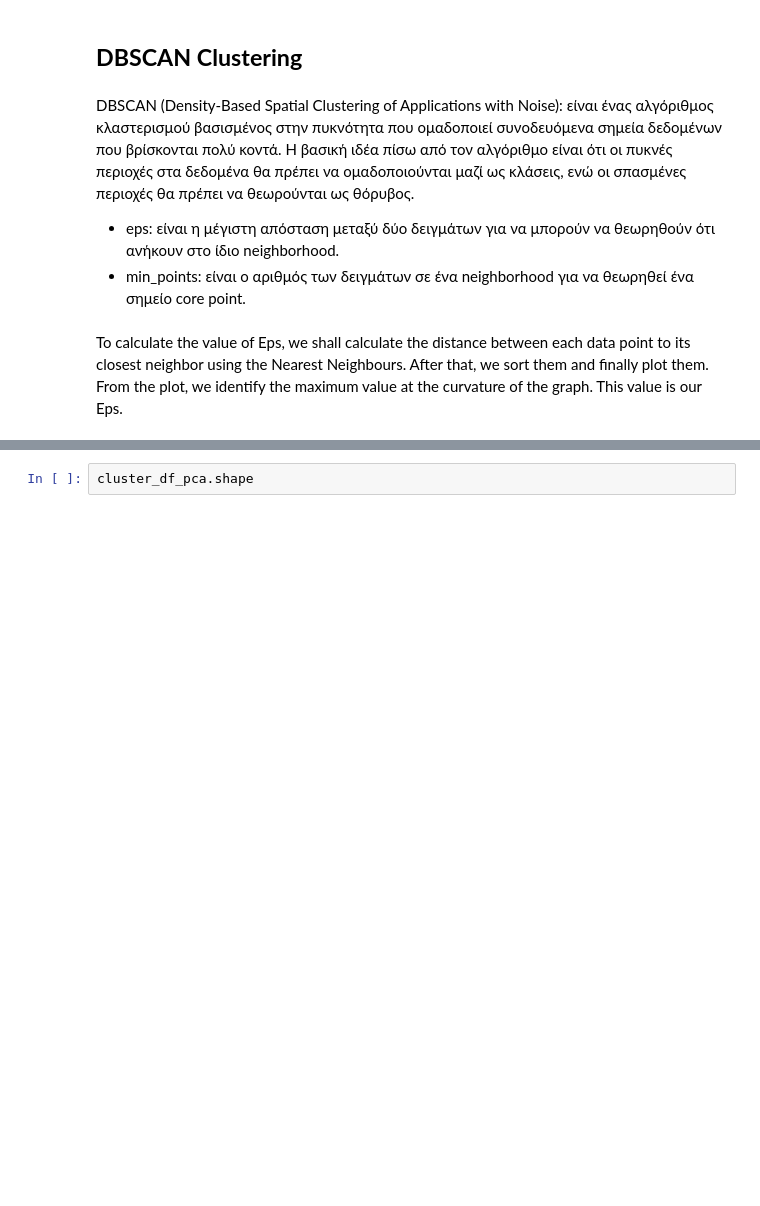
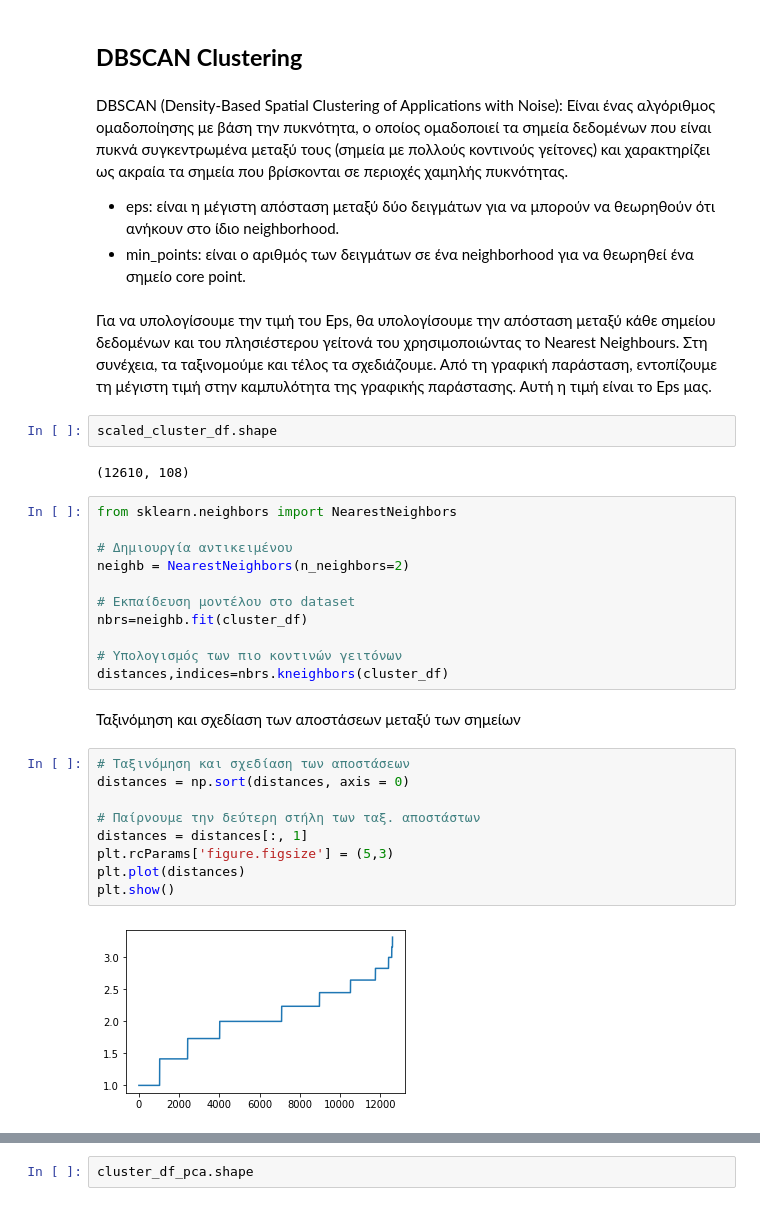
Before and after one commit to Maagnitude/coupon-recommend-models, a Jupyter notebook: coupon_recommend_models.ipynb, the cells around one changed output, grey strips where cells are left out. Cells and saved outputs as stored; diff of their text form; blank space fills up the shorter version.

```diff
--- a/coupon_recommend_models.ipynb
+++ b/coupon_recommend_models.ipynb
@@ -872,8 +876,36 @@ Calinski-Harabasz Index: 14843.487112840401
 ## **DBSCAN Clustering**
 # %% [markdown]
 DBSCAN (Density-Based Spatial Clustering of Applications with Noise):
-είναι ένας αλγόριθμος κλαστερισμού βασισμένος στην πυκνότητα που ομαδοποιεί συνοδευόμενα σημεία δεδομένων που βρίσκονται πολύ κοντά. Η βασική ιδέα πίσω από τον αλγόριθμο είναι ότι οι πυκνές περιοχές στα δεδομένα θα πρέπει να ομαδοποιούνται μαζί ως κλάσεις, ενώ οι σπασμένες περιοχές θα πρέπει να θεωρούνται ως θόρυβος.
+Είναι ένας αλγόριθμος ομαδοποίησης με βάση την πυκνότητα, ο οποίος ομαδοποιεί τα σημεία δεδομένων που είναι πυκνά συγκεντρωμένα μεταξύ τους (σημεία με πολλούς κοντινούς γείτονες) και χαρακτηρίζει ως ακραία τα σημεία που βρίσκονται σε περιοχές χαμηλής πυκνότητας.
 - eps: είναι η μέγιστη απόσταση μεταξύ δύο δειγμάτων για να μπορούν να θεωρηθούν ότι ανήκουν στο ίδιο neighborhood.
 - min_points: είναι ο αριθμός των δειγμάτων σε ένα neighborhood για να θεωρηθεί ένα σημείο core point.
-# %% [markdown]
-To calculate the value of Eps, we shall calculate the distance between each data point to its closest neighbor using the Nearest Neighbours. After that, we sort them and finally plot them. From the plot, we identify the maximum value at the curvature of the graph. This value is our Eps.
+# %% [markdown]
+Για να υπολογίσουμε την τιμή του Eps, θα υπολογίσουμε την απόσταση μεταξύ κάθε σημείου δεδομένων και του πλησιέστερου γείτονά του χρησιμοποιώντας το Nearest Neighbours. Στη συνέχεια, τα ταξινομούμε και τέλος τα σχεδιάζουμε. Από τη γραφική παράσταση, εντοπίζουμε τη μέγιστη τιμή στην καμπυλότητα της γραφικής παράστασης. Αυτή η τιμή είναι το Eps μας.
+# %%
+scaled_cluster_df.shape
+# %% [output]
+(12610, 108)
+# %%
+from sklearn.neighbors import NearestNeighbors
+
+# Δημιουργία αντικειμένου
+neighb = NearestNeighbors(n_neighbors=2)
+
+# Εκπαίδευση μοντέλου στο dataset
+nbrs=neighb.fit(cluster_df)
+
+# Υπολογισμός των πιο κοντινών γειτόνων
+distances,indices=nbrs.kneighbors(cluster_df)
+# %% [markdown]
+Ταξινόμηση και σχεδίαση των αποστάσεων μεταξύ των σημείων
+# %%
+# Ταξινόμηση και σχεδίαση των αποστάσεων
+distances = np.sort(distances, axis = 0)
+
+# Παίρνουμε την δεύτερη στήλη των ταξ. αποστάστων
+distances = distances[:, 1]
+plt.rcParams['figure.figsize'] = (5,3)
+plt.plot(distances)
+plt.show()
+# %% [output]
+[figure, added]
```
Also changed, not shown: parts of 31 cells of this notebook.
